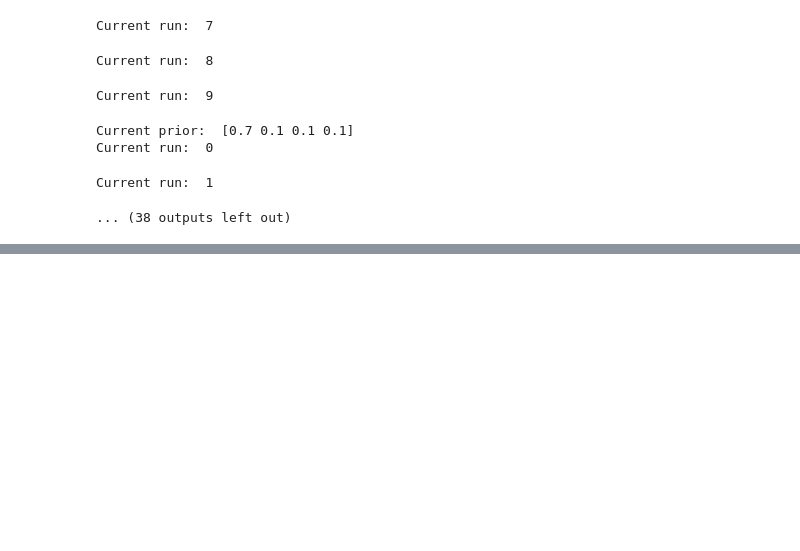
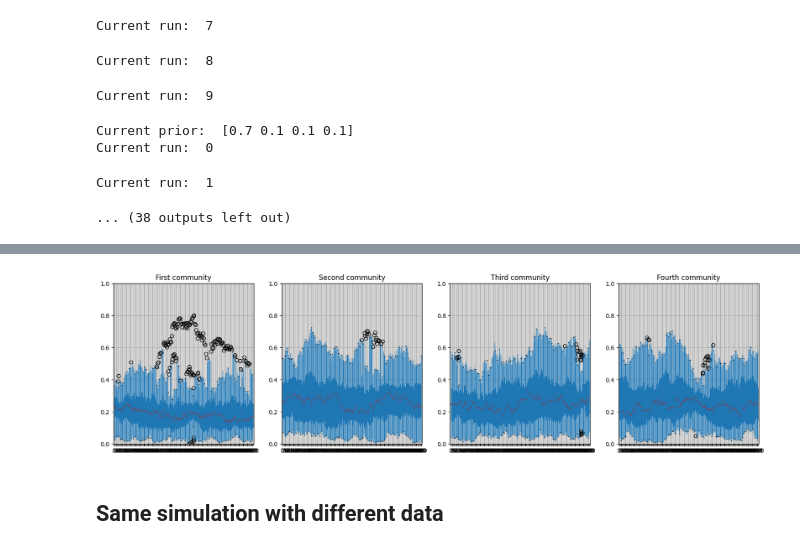
Before and after one commit to Fede-Testa/Batched-Gibbs-Sampling-for-Community-Detection-in-SBM, a Jupyter notebook: community_imbalance.ipynb, the cells around one changed output, grey strips where cells are left out. Saved outputs shown, nothing was run; the diff lists cells and outputs as text; code cells hidden in the pictures; blank space fills up the shorter version.

```diff
--- a/community_imbalance.ipynb
+++ b/community_imbalance.ipynb
@@ -281,0 +300,7 @@ Possiamo concludere (anche se per completezza bisgnerebbe studiarne il comportam
+# %%
+gamma = 1 # is the default in the implmentation of Neal's batched Gibbs sampler
+# %%
+r = 20
+steps = 300
+# %%
+z_list = np.zeros((r, steps-burn_in + 1, n))
@@ -281,0 +336,51 @@ Possiamo concludere (anche se per completezza bisgnerebbe studiarne il comportam
+# %%
+# proportions (counts/n)
+counts = np.zeros((r, steps-burn_in + 1, k))
+for run in range(r):
+    for step in range(steps-burn_in):
+        z = z_list[run, step, :]
+        for c in range(k):
+            counts[run, step, c] = np.sum(z == c)
+
+counts = counts / n
+# %%
+# plot boxplots of community counts (three for each line for commmuinities 1,2,3; while 4 can be inferred)
+y_lim = 1
+pic = False
+
+df_1 = pd.DataFrame(counts[:, :, 0])
+df_2 = pd.DataFrame(counts[:, :, 1])
+df_3 = pd.DataFrame(counts[:, :, 2])
+df_4 = pd.DataFrame(counts[:, :, 3])
+
+plt.figure(figsize=(20, 5))
+
+medianprops = dict(linestyle='-', linewidth=2.5, color='firebrick')
+
+plt.subplot(1,4,1)
+plt.title("First community")
+df_1.boxplot(medianprops=medianprops)
+plt.ylim(0, y_lim)
+
+plt.subplot(1,4,2)
+plt.title("Second community")
+df_2.boxplot(medianprops=medianprops)
+plt.ylim(0, y_lim)
+
+plt.subplot(1,4,3)
+plt.title("Third community")
+df_3.boxplot(medianprops=medianprops)
+plt.ylim(0, y_lim)
+
+plt.subplot(1,4,4)
+plt.title("Fourth community")
+df_4.boxplot(medianprops=medianprops)
+plt.ylim(0, y_lim)
+
+if pic: plt.savefig(f'adj_Neal_alpha_{alpha}_r_{r}_steps_{steps}.png')
+
+plt.show()
+# %% [output]
+[figure, added]
+# %% [markdown]
+## Same simulation with different data
```
Also changed, not shown: parts of 18 cells of this notebook, 2 other files.
